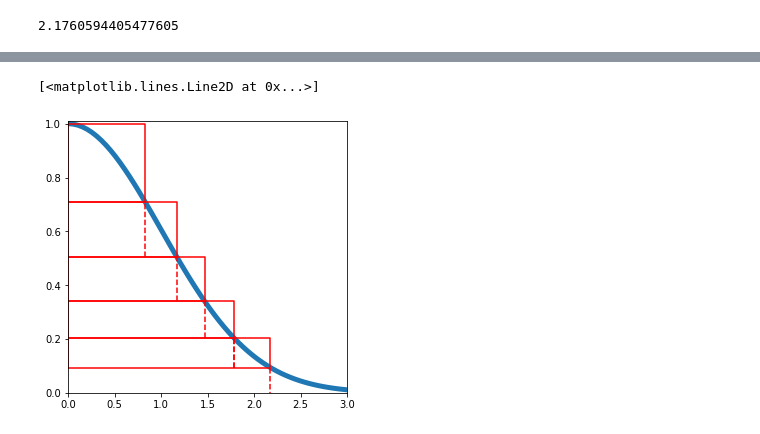
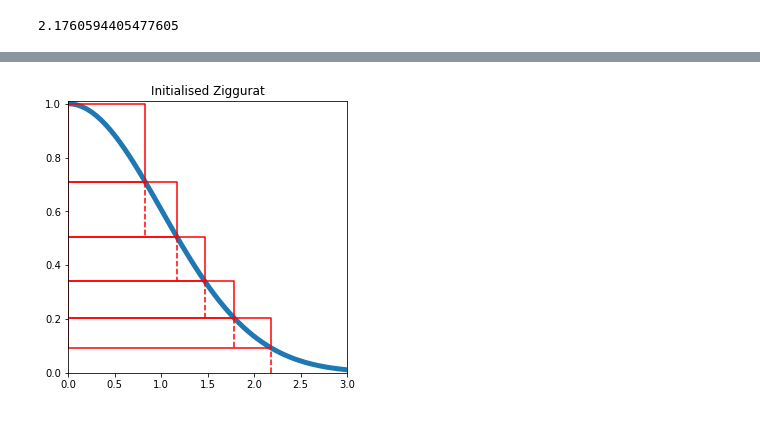
Before and after one commit to tmerrittsmith/normal_distribution_sampler, a Jupyter notebook: normal_distribution_sampler_1.ipynb, the cells around one changed output, grey strips where cells are left out. Saved outputs shown, nothing was run; the diff lists cells and outputs as text; code cells hidden in the pictures.

Commit message:
ziggurat working, tidying for publication

```diff
--- a/normal_distribution_sampler_1.ipynb
+++ b/normal_distribution_sampler_1.ipynb
@@ -489,5 +164,0 @@ Wait... so that's it?! What is going on here?
-# %%
-
-for i in range(1000):
-    plt.plot([y1s[i],x1s[i]],[y2s[i],x2s[i]])
-plt.show()
@@ -564,7 +187,7 @@ n = 5
 
 def find_x1(x, n):
     y = gauss(x)
-    area = np.sqrt(np.pi / 2) * erfc(x / np.sqrt(2)) + x * y
+    area = unnormalised_erfc(x) + x * y
     for i in range(n):
         y_new = y + area / x
         x_new = inverse_gauss(y_new)
@@ -582,12 +207,11 @@ print(x_1)
 # %%
-## want to find x_1 such that base_area - top area = 0
-
 def calculate_table(x, n):
     y = gauss(x)
     areas = []
     xs = []
     ys = []
-    area = np.sqrt(np.pi / 2) * erfc(x / np.sqrt(2)) + x * y
+    area = unnormalised_erfc(x) + x * y
+    xs.append(area/y) # this is the test value for the base layer
     for i in range(n):
         areas.append(area)
         y_new = y + area / x
@@ -597,6 +221,7 @@ def calculate_table(x, n):
         area = x * (y_new - y)
         y = y_new
         x = x_new
+    xs.append(0)
     return areas, ys, xs
 # %%
 areas, ys, xs = calculate_table(x_1, 5)
@@ -606,2 +227,0 @@ print(areas, ys, xs)
-# %%
-fig, ax = plt.subplots(figsize=(10,10))
@@ -610,22 +228,22 @@ fig, ax = plt.subplots(figsize=(10,10))
 # %%
+def plot_ziggurat(x, yl, yu):
+    ax.plot([0, x, x, 0, 0],[yl, yl, yu, yu, yl], color='r')
+
 x = np.linspace(0,3,60)
 y = gauss(x)
-
+xs_ = xs[1:-1]
 fig, ax = plt.subplots(figsize=(5,5))
 ax.plot(x, y, linewidth=5)
 ax.set_xlim(0,3)
 ax.set_ylim(0,1.01)
 
+plot_ziggurat(xs_[-1], ys[-1],1)
+ax.plot([xs_[0], xs_[0]],[0, ys[0]], "--",  color='r')
+for i in range(1, len(xs_)):
+    ax.plot([xs_[i], xs_[i]],[ys[i], ys[i - 1]], "--",  color='r')
+    plot_ziggurat(xs[i], ys[i -1],ys[i])
 
-def plot_ziggurat(x, yl, yu):
-    ax.plot([0, x, x, 0, 0],[yl, yl, yu, yu, yl], color='r')
-plot_ziggurat(xs[4], ys[4],1)
-ax.plot([xs[0], xs[0]],[ys[0], 0], "--", color='r')
-
-for i in range(3, -1, -1):
-    ax.plot([xs[i + 1], xs[i + 1]],[ys[i], ys[i + 1]], "--",  color='r')
-    plot_ziggurat(xs[i], ys[i],ys[i + 1])
-ax.plot([xs[i + 1], xs[i + 1]],[ys[i], ys[i + 1]], "--",  color='r')
+plt.title('Initialised Ziggurat')
+plt.show()
 # %% [output]
-[<matplotlib.lines.Line2D at 0x...>]
-[figure, old version]
+[figure, new version]
```
Also changed, not shown: parts of 79 cells of this notebook.
